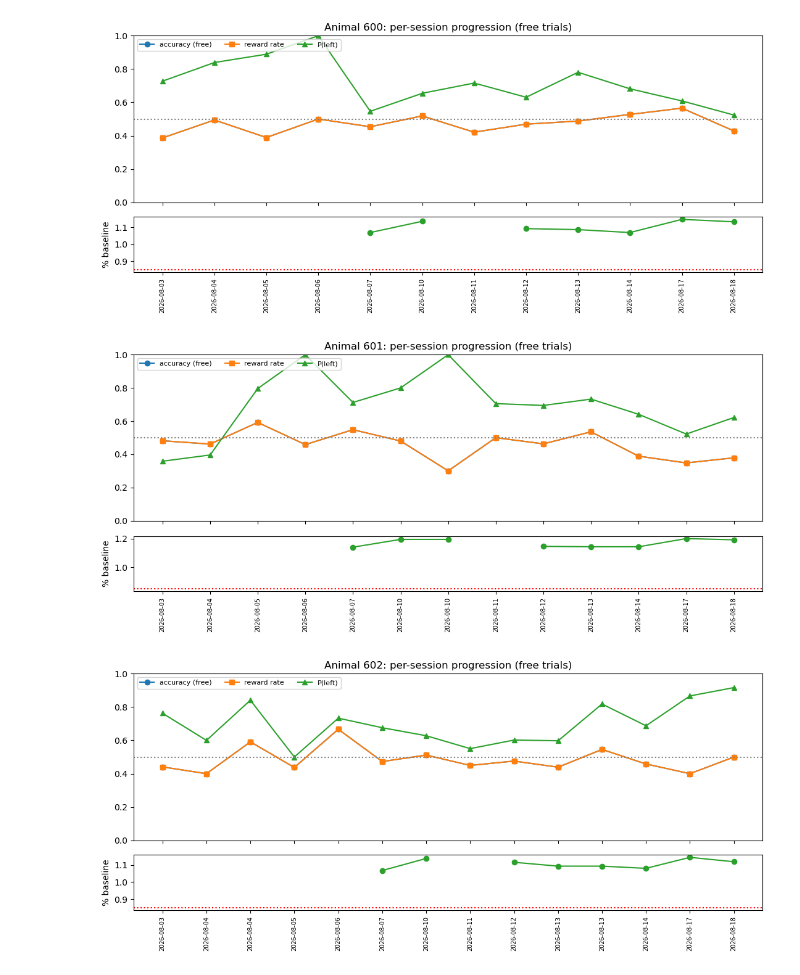
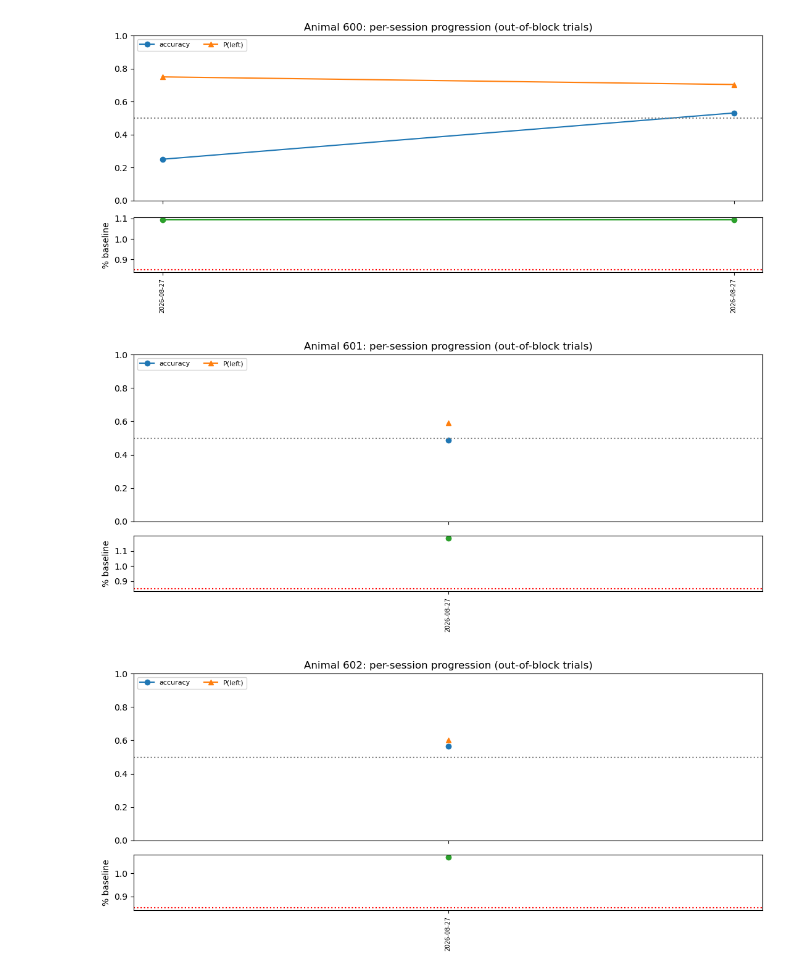
Before and after one commit to Drieu-Lab/os_code_t_maze, a Jupyter notebook: host/notebooks/animal_progress.ipynb, the cells around one changed output. Drawn from its saved outputs; the diff is of its cells as text; code cells hidden in the pictures.

```diff
--- a/host/notebooks/animal_progress.ipynb
+++ b/host/notebooks/animal_progress.ipynb
@@ -37,12 +36,13 @@ from tmaze.analysis import (
     rolling_metrics,
     mode_label,
     intervention_response,
-    choice_model,
+    progression,
+    return_cue,
 )
 
 ANIMALS = ("600", "601", "602")   # which animals to load
-START_DATE = "2026-08-03"                  # inclusive "YYYY-MM-DD" lower bound, or None
-END_DATE = "2026-08-18"                    # inclusive "YYYY-MM-DD" upper bound, or None
+START_DATE = "2026-08-27"                  # inclusive "YYYY-MM-DD" lower bound, or None
+END_DATE = "2026-08-27"                    # inclusive "YYYY-MM-DD" upper bound, or None
 WINDOW = 20                        # rolling window (completed trials)
 POST_WINDOW = 10                   # NORMAL trials after a block that count as post-block
 PRE_POST = 15                      # peri-intervention pre/post window (trials)
@@ -64,25 +64,9 @@ def animal_signals(animal):
     return signals[signals["animal"] == animal].copy()
 
 
-def session_summary(sig):
-    """Per-session free-trial accuracy / reward / side bias, in session order."""
-    c = sig[choice_signals.bool_series(sig["completed"])]
-    free = c[c["epoch"] == choice_signals.EPOCH_FREE]
-    if free.empty:
-        return pd.DataFrame()
-    return (
-        free.groupby(["animal", "session_id", "date"], sort=False)
-        .agg(
-            n_free=("correct", "size"),
-            accuracy=("correct", "mean"),
-            reward_rate=("reward", lambda s: (s == 1).mean()),
-            side_bias_left=("choice", lambda s: (s == "LEFT").mean()),
-        )
-        .reset_index()
-    )
-
-
-summ = session_summary(signals)
+# Per-session accuracy + left-choice bias over out-of-block trials (tested in
+# tmaze.analysis.progression; same baseline set as the GUI - see ADR-0132).
+summ = progression.per_session_summary(signals)
 data.sessions[["session_id", "animal", "date", "generator", "n_trials",
                "stage", "pct_baseline", "hours_since_water"]]
 # %% [output]
@@ -107,38 +79,37 @@ Loaded 39 sessions, 7800 trials; per-excursion log present: False
 # %%
 ## 3. Per-session progression (all animals)
 def plot_progression(animal):
     s = summ[summ["animal"] == animal].reset_index(drop=True)
     if s.empty:
         print("no data for", animal)
         return
     fig, ax = plt.subplots(2, 1, figsize=(11, 5), sharex=True,
                            gridspec_kw={"height_ratios": [3, 1]})
     x = range(len(s))
-    ax[0].plot(x, s["accuracy"], "-o", label="accuracy (free)")
-    ax[0].plot(x, s["reward_rate"], "-s", label="reward rate")
+    ax[0].plot(x, s["accuracy"], "-o", label="accuracy")
     ax[0].plot(x, s["side_bias_left"], "-^", label="P(left)")
     ax[0].axhline(0.5, ls=":", c="gray")
     ax[0].set_ylim(0, 1)
-    ax[0].legend(loc="upper left", ncol=3, fontsize=8)
-    ax[0].set_title(f"Animal {animal}: per-session progression (free trials)")
+    ax[0].legend(loc="upper left", ncol=2, fontsize=8)
+    ax[0].set_title(f"Animal {animal}: per-session progression (out-of-block trials)")
 
     ses = data.sessions[data.sessions["animal"] == animal].set_index("session_id")
     pct = [ses["pct_baseline"].get(sid, np.nan) for sid in s["session_id"]]
     ax[1].plot(x, pct, "-o", color="tab:green")
     ax[1].set_ylabel("% baseline")
     ax[1].axhline(0.85, ls=":", c="red")
     ax[1].set_xticks(list(x))
     ax[1].set_xticklabels(s["date"], rotation=90, fontsize=7)
     plt.tight_layout()
     plt.show()
 
 
 for a in ANIMALS:
     plot_progression(a)
 # %% [output]
-[figure, old version]
+[figure, new version]
-[figure, old version]
+[figure, new version]
-[figure, old version]
+[figure, new version]
 # %%
 ## 4. Rolling strategy traces (blocks shaded)  -- ANIMAL
 _KIND_COLOR = {"side_bias": "tab:red", "alternation": "tab:purple"}
```
Also changed, not shown: parts of 7 cells of this notebook, 37 other files.
